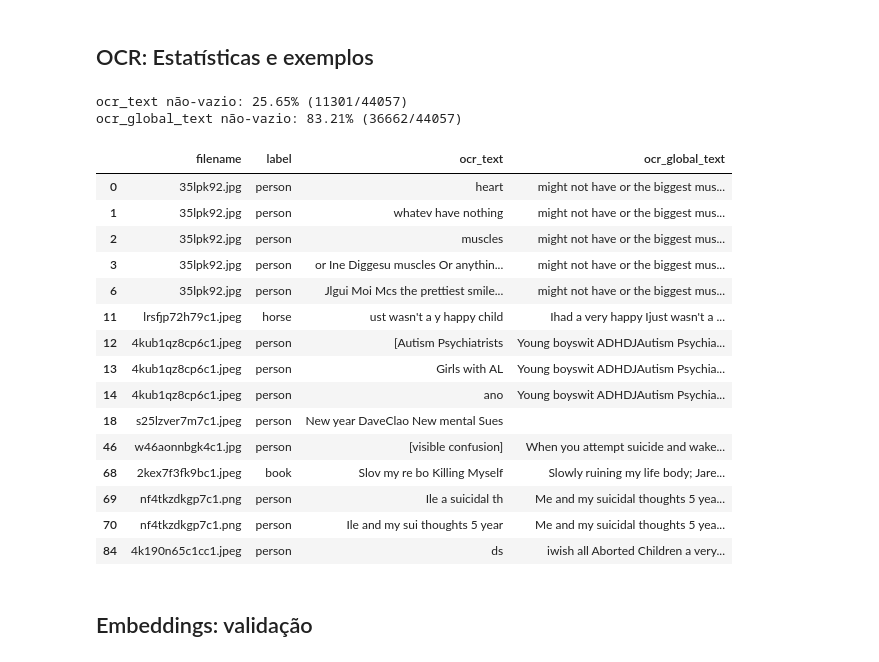
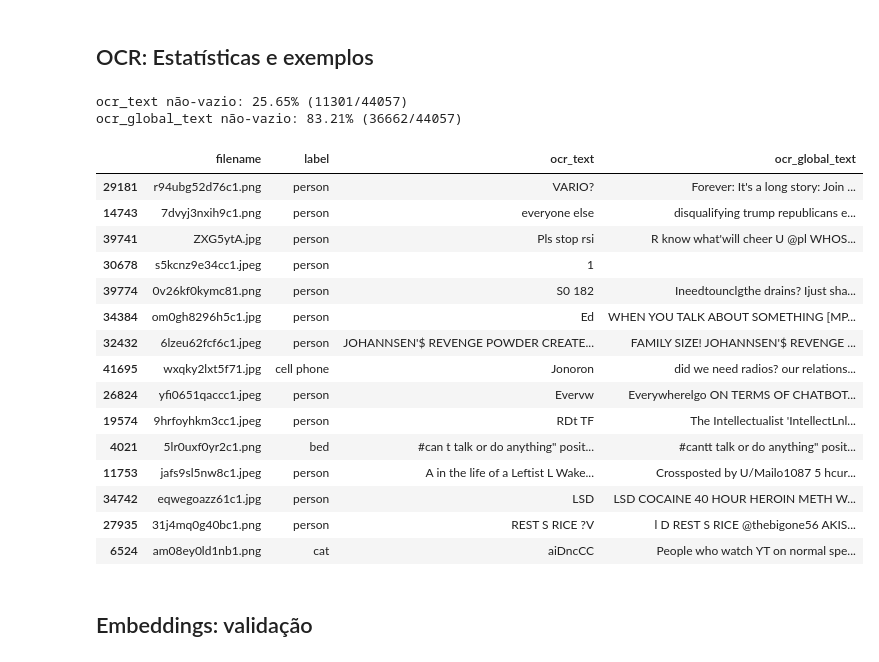
Before and after one commit to ronanpjr/pde-reddit, a Jupyter notebook: notebooks/presentation_pipeline.ipynb, the cells around one changed output. Drawn from its saved outputs; the diff is of its cells as text; code cells hidden in the pictures.

```diff
--- a/notebooks/presentation_pipeline.ipynb
+++ b/notebooks/presentation_pipeline.ipynb
@@ -209,45 +211,45 @@ Confiança — média=0.5659, mediana=0.5497, min=0.2500, max=0.9737, N=38806
 # %%
 if "ocr_text" in df.columns:
     has_ocr = (df["ocr_text"].fillna("").str.strip() != "")
     pct_ocr = float(has_ocr.mean())
     print(f"ocr_text não‑vazio: {pct_ocr:.2%} ({int(has_ocr.sum())}/{len(has_ocr)})")
 if "ocr_global_text" in df.columns:
     has_ocr_g = (df["ocr_global_text"].fillna("").str.strip() != "")
     pct_ocr_g = float(has_ocr_g.mean())
     print(f"ocr_global_text não‑vazio: {pct_ocr_g:.2%} ({int(has_ocr_g.sum())}/{len(has_ocr_g)})")
 
 if "ocr_text" in df.columns:
     nonempty = df[df["ocr_text"].fillna("").str.strip() != ""]
     if len(nonempty) > 0:
         cols = [c for c in ["filename", "label", "ocr_text", "ocr_global_text"] if c in df.columns]
-        display(nonempty[cols].head(15))
+        display(nonempty[cols].sample(15))
     else:
         print("Nenhuma linha com ocr_text não‑vazio.")
 else:
     print("Coluna 'ocr_text' não está presente (provavelmente apenas Stage A carregado).")
     if "ocr_global_text" in df.columns:
         nonempty = df[df["ocr_global_text"].fillna("").str.strip() != ""]
         if len(nonempty) > 0:
-            display(nonempty[[c for c in ["filename","label","ocr_global_text"] if c in df.columns]].head(15))
+            display(nonempty[[c for c in ["filename","label","ocr_global_text"] if c in df.columns]].sample(15))
 # %% [output]
 ocr_text não‑vazio: 25.65% (11301/44057)
 ocr_global_text não‑vazio: 83.21% (36662/44057)
 |  | filename | label | ocr_text | ocr_global_text |
-| 0 | 35lpk92.jpg | person | heart | might not have or the biggest mus... |
-| 1 | 35lpk92.jpg | person | whatev have nothing | might not have or the biggest mus... |
-| 2 | 35lpk92.jpg | person | muscles | might not have or the biggest mus... |
-| 3 | 35lpk92.jpg | person | or Ine Diggesu muscles Or anythin... | might not have or the biggest mus... |
-| 6 | 35lpk92.jpg | person | Jlgui Moi Mcs the prettiest smile... | might not have or the biggest mus... |
-| 11 | lrsfjp72h79c1.jpeg | horse | ust wasn't a y happy child | Ihad a very happy Ijust wasn't a ... |
-| 12 | 4kub1qz8cp6c1.jpeg | person | [Autism Psychiatrists | Young boyswit ADHDJAutism Psychia... |
-| 13 | 4kub1qz8cp6c1.jpeg | person | Girls with AL | Young boyswit ADHDJAutism Psychia... |
-| 14 | 4kub1qz8cp6c1.jpeg | person | ano | Young boyswit ADHDJAutism Psychia... |
-| 18 | s25lzver7m7c1.jpeg | person | New year DaveClao New mental Sues |  |
-| 46 | w46aonnbgk4c1.jpg | person | [visible confusion] | When you attempt suicide and wake... |
-| 68 | 2kex7f3fk9bc1.jpeg | book | Slov my re bo Killing Myself | Slowly ruining my life body; Jare... |
-| 69 | nf4tkzdkgp7c1.png | person | Ile a suicidal th | Me and my suicidal thoughts 5 yea... |
-| 70 | nf4tkzdkgp7c1.png | person | Ile and my sui thoughts 5 year | Me and my suicidal thoughts 5 yea... |
-| 84 | 4k190n65c1cc1.jpeg | person | ds | iwish all Aborted Children a very... |
+| 29181 | r94ubg52d76c1.png | person | VARIO? | Forever: It's a long story: Join ... |
+| 14743 | 7dvyj3nxih9c1.png | person | everyone else | disqualifying trump republicans e... |
+| 39741 | ZXG5ytA.jpg | person | Pls stop rsi | R know what'will cheer U @pl WHOS... |
+| 30678 | s5kcnz9e34cc1.jpeg | person | 1 |  |
+| 39774 | 0v26kf0kymc81.png | person | S0 182 | Ineedtounclgthe drains? Ijust sha... |
+| 34384 | om0gh8296h5c1.jpg | person | Ed | WHEN YOU TALK ABOUT SOMETHING [MP... |
+| 32432 | 6lzeu62fcf6c1.jpeg | person | JOHANNSEN'$ REVENGE POWDER CREATE... | FAMILY SIZE! JOHANNSEN'$ REVENGE ... |
+| 41695 | wxqky2lxt5f71.jpg | cell phone | Jonoron | did we need radios? our relations... |
+| 26824 | yfi0651qaccc1.jpeg | person | Evervw | Everywherelgo ON TERMS OF CHATBOT... |
+| 19574 | 9hrfoyhkm3cc1.jpeg | person | RDt TF | The Intellectualist 'IntellectLnl... |
+| 4021 | 5lr0uxf0yr2c1.png | bed | #can t talk or do anything" posit... | #cantt talk or do anything" posit... |
+| 11753 | jafs9sl5nw8c1.jpeg | person | A in the life of a Leftist L Wake... | Crossposted by U/Mailo1087 5 hcur... |
+| 34742 | eqwegoazz61c1.jpg | person | LSD | LSD COCAINE 40 HOUR HEROIN METH W... |
+| 27935 | 31j4mq0g40bc1.png | person | REST S RICE ?V | l D REST S RICE @thebigone56 AKIS... |
+| 6524 | am08ey0ld1nb1.png | cat | aiDncCC | People who watch YT on normal spe... |
 # %% [markdown]
 ## Embeddings: validação
 # %%
```
Also changed, not shown: parts of 4 cells of this notebook.
